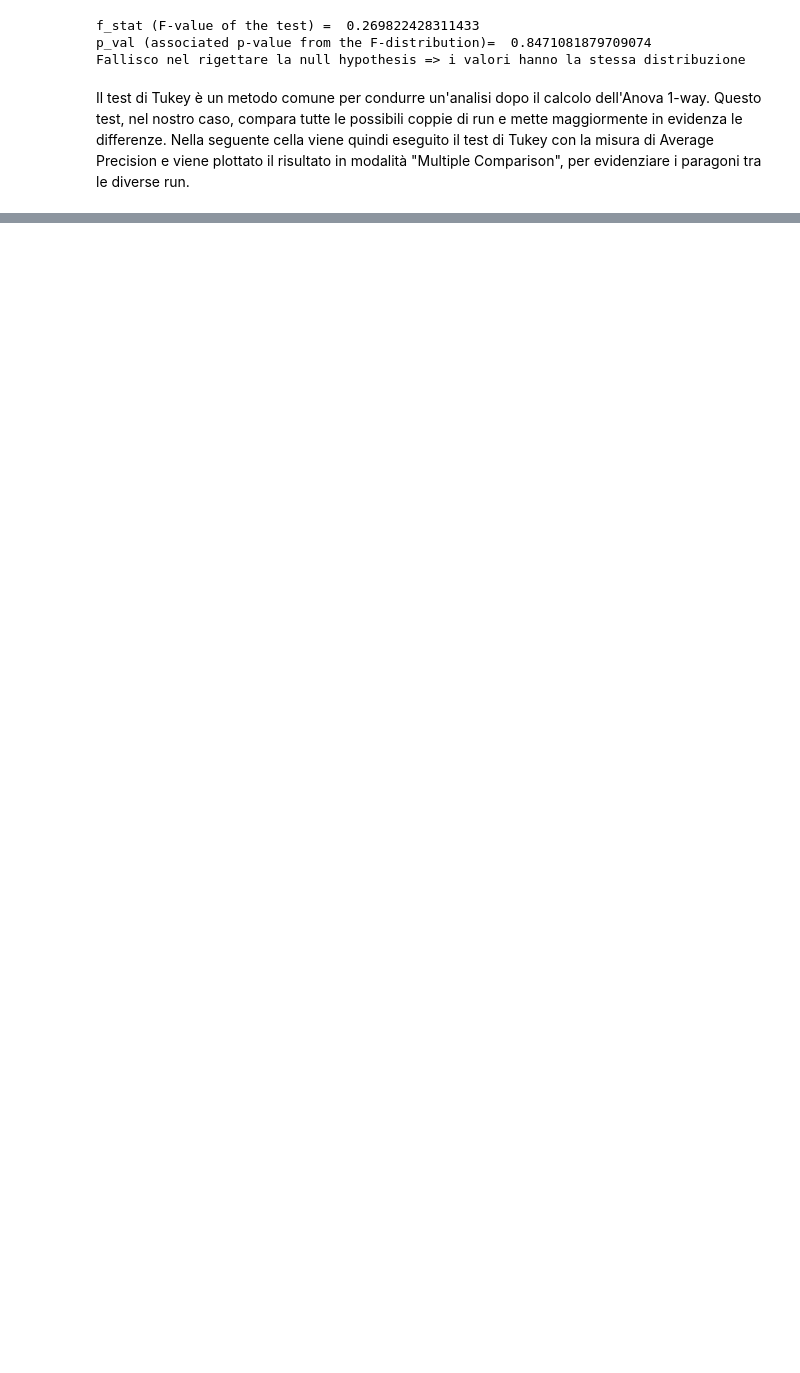
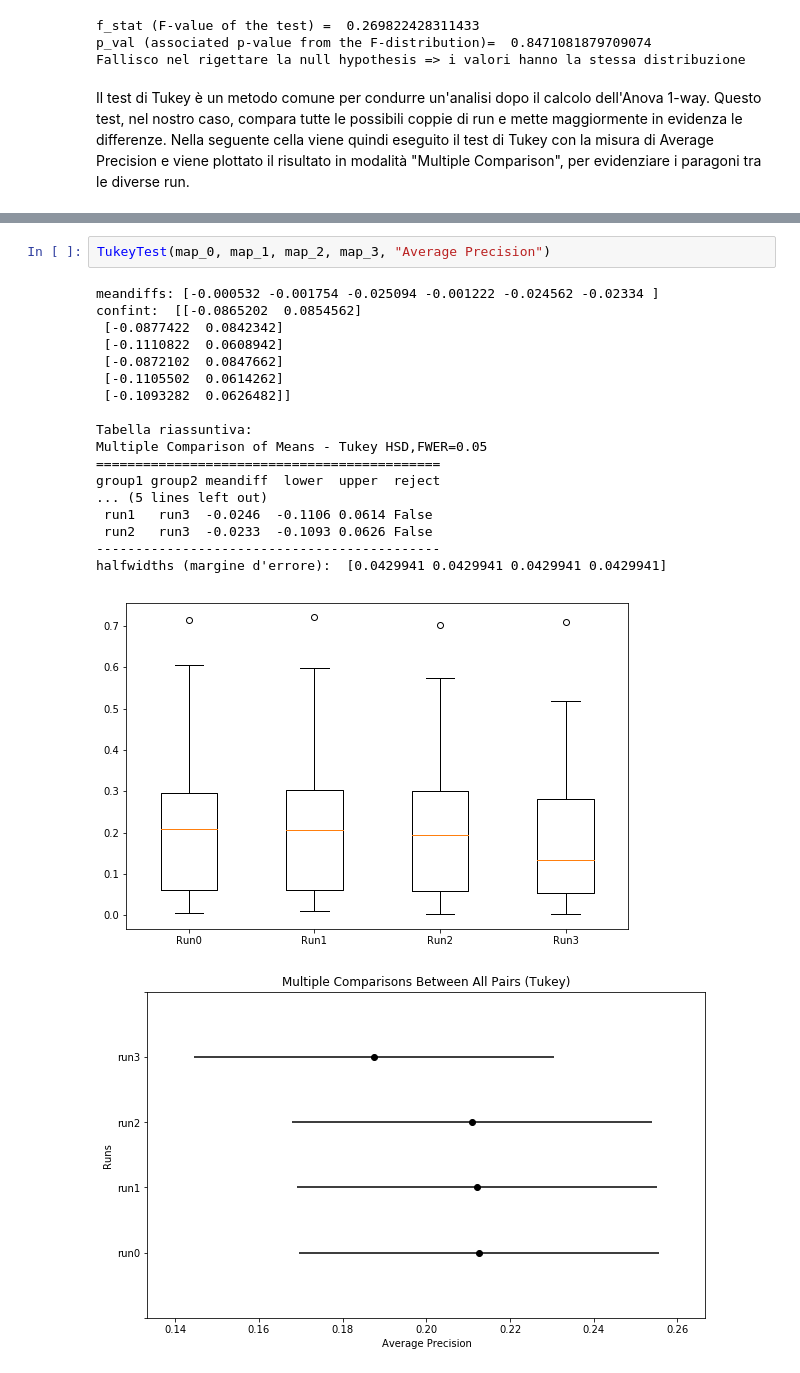
Before and after one commit to yleniag/Information-Retrival-Homework-1, a Jupyter notebook: Homework1-IR.ipynb, the cells around one changed output, grey strips where cells are left out. Saved outputs shown, nothing was run; the diff lists cells and outputs as text; blank space fills up the shorter version.

```diff
--- a/Homework1-IR.ipynb
+++ b/Homework1-IR.ipynb
@@ -242,0 +286,22 @@ Nella seguente cella viene quindi eseguito il test di Tukey con la misura di Ave
+# %%
+TukeyTest(map_0, map_1, map_2, map_3, "Average Precision")
+# %% [output]
+meandiffs: [-0.000532 -0.001754 -0.025094 -0.001222 -0.024562 -0.02334 ]
+confint:  [[-0.0865202  0.0854562]
+ [-0.0877422  0.0842342]
+ [-0.1110822  0.0608942]
+ [-0.0872102  0.0847662]
+ [-0.1105502  0.0614262]
+ [-0.1093282  0.0626482]]
+
+Tabella riassuntiva:
+Multiple Comparison of Means - Tukey HSD,FWER=0.05
+============================================
+group1 group2 meandiff  lower  upper  reject
+... (5 lines left out)
+ run1   run3  -0.0246  -0.1106 0.0614 False
+ run2   run3  -0.0233  -0.1093 0.0626 False
+--------------------------------------------
+halfwidths (margine d'errore):  [0.0429941 0.0429941 0.0429941 0.0429941]
+[figure, added]
+[figure, added]
```
Also changed, not shown: parts of 16 cells of this notebook, 19 other files.
